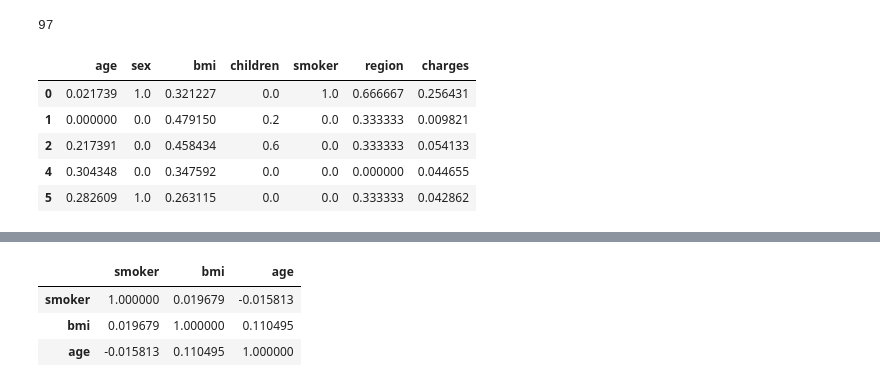
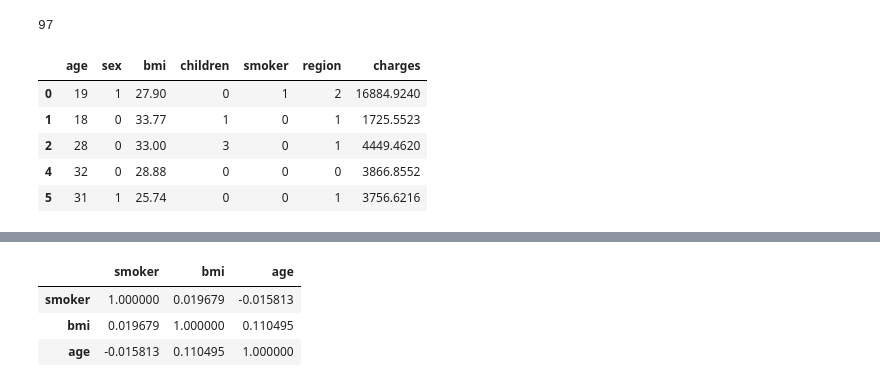
Before and after one commit to Bea-Castro/regresi-n_lineal, a Jupyter notebook: src/explore.ipynb, the cells around one changed output, grey strips where cells are left out. Saved outputs shown, nothing was run; the diff lists cells and outputs as text; code cells hidden in the pictures.

```diff
--- a/src/explore.ipynb
+++ b/src/explore.ipynb
@@ -151,20 +151,22 @@ len(np.where(cooks_distance[0]>pto_corte)[0])
 # %%
 # Eliminamos las posiciones que se consideran influyentes
 df_noinflu = df.drop(np.where(cooks_distance[0]>pto_corte)[0])
+# %%
+df_noinflu.head()
+# %% [output]
+|  | age | sex | bmi | children | smoker | region | charges |
+| 0 | 19 | 1 | 27.90 | 0 | 1 | 2 | 16884.9240 |
+| 1 | 18 | 0 | 33.77 | 1 | 0 | 1 | 1725.5523 |
+| 2 | 28 | 0 | 33.00 | 3 | 0 | 1 | 4449.4620 |
+| 4 | 32 | 0 | 28.88 | 0 | 0 | 0 | 3866.8552 |
+| 5 | 31 | 1 | 25.74 | 0 | 0 | 1 | 3756.6216 |
 # %%
-# Escalamos las variables
-total_variables = ['age','sex','bmi','children', 'smoker', 'region', 'charges']
+# Escalamos las variables en
+#total_variables = ['age','sex','bmi','children', 'smoker', 'region', 'charges']
 
-scaler = MinMaxScaler()
-var_total_scal = scaler.fit_transform(df_noinflu[total_variables])
-df_escalado = pd.DataFrame(var_total_scal,index =df_noinflu.index,columns = total_variables)
-df_escalado.head()
+#scaler = MinMaxScaler()
+#var_total_scal = scaler.fit_transform(df_noinflu[total_variables])
+#df_escalado = pd.DataFrame(var_total_scal,index =df_noinflu.index,columns = total_variables)
+#df_escalado.head()
-# %% [output]
-|  | age | sex | bmi | children | smoker | region | charges |
-| 0 | 0.021739 | 1.0 | 0.321227 | 0.0 | 1.0 | 0.666667 | 0.256431 |
-| 1 | 0.000000 | 0.0 | 0.479150 | 0.2 | 0.0 | 0.333333 | 0.009821 |
-| 2 | 0.217391 | 0.0 | 0.458434 | 0.6 | 0.0 | 0.333333 | 0.054133 |
-| 4 | 0.304348 | 0.0 | 0.347592 | 0.0 | 0.0 | 0.000000 | 0.044655 |
-| 5 | 0.282609 | 1.0 | 0.263115 | 0.0 | 0.0 | 0.333333 | 0.042862 |
 # %%
 # Partición de los datos
```
Also changed, not shown: parts of 14 cells of this notebook.
